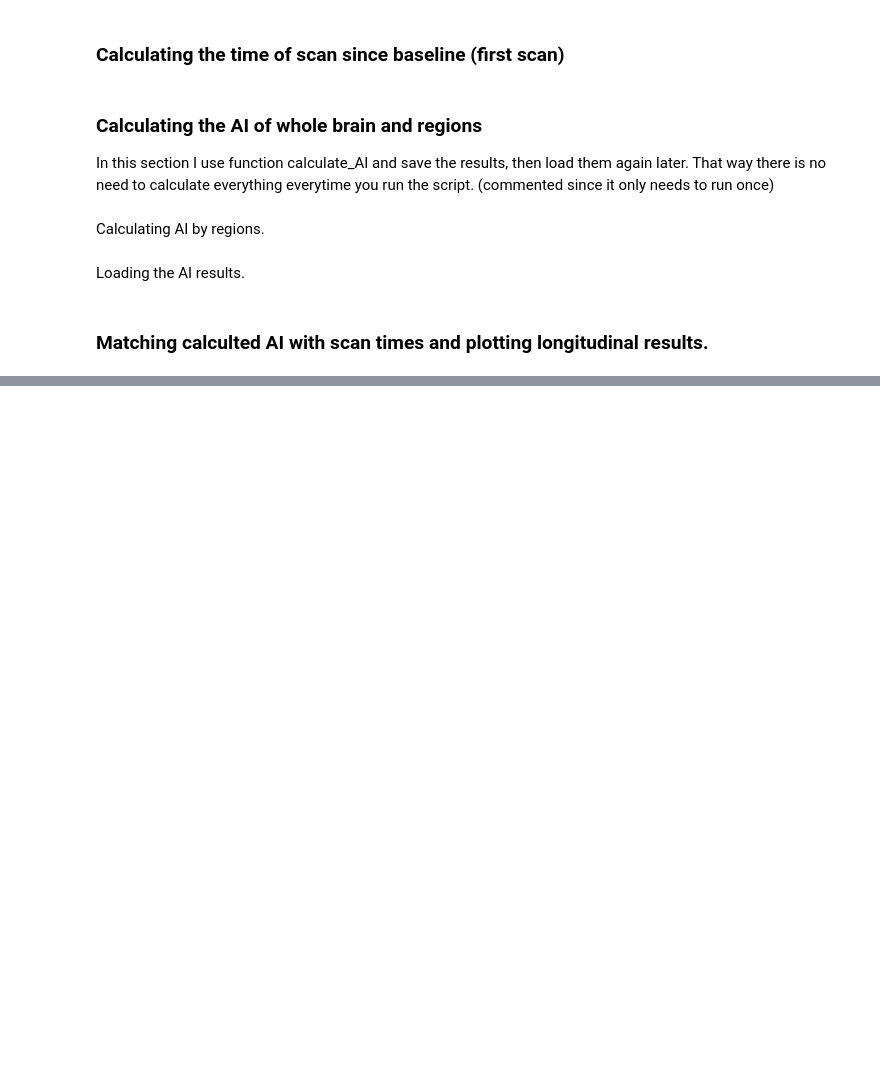
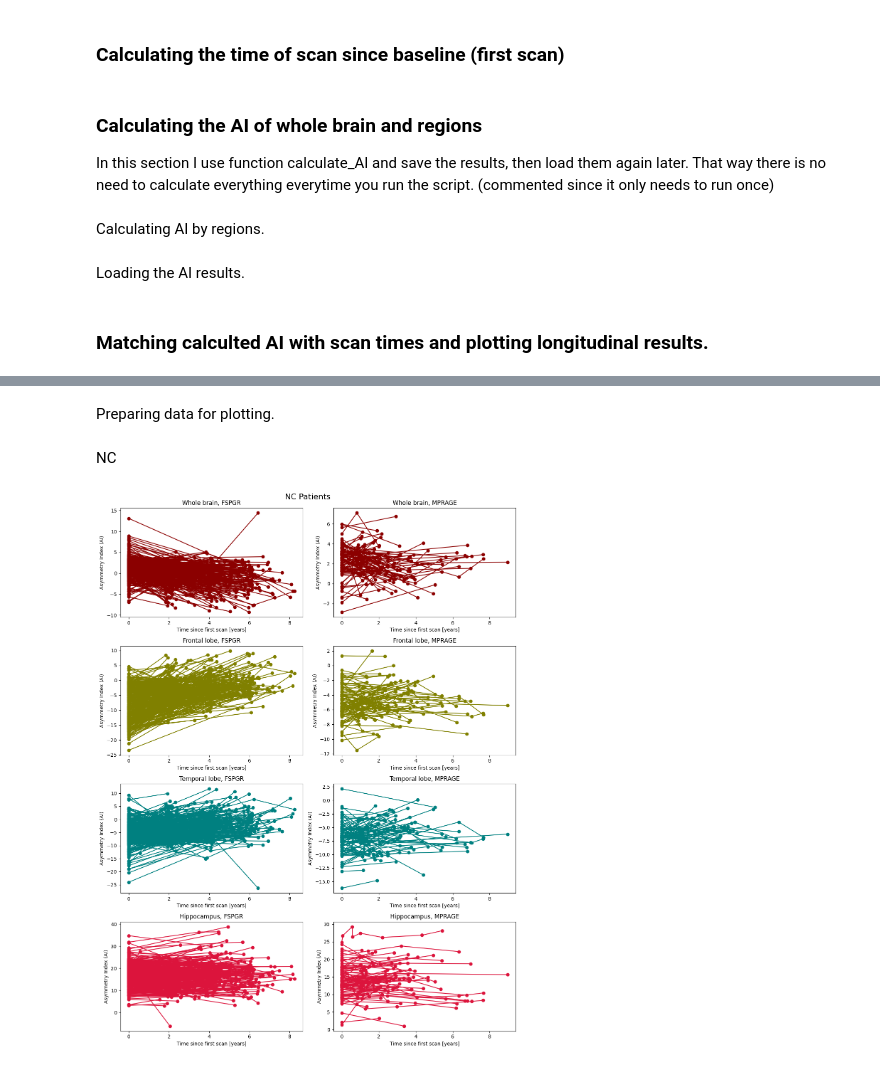
Before and after one commit to Crtox/asymmetryAD, a Jupyter notebook: code/AI_longitudinal.ipynb, the cells around one changed output, grey strips where cells are left out. Drawn from its saved outputs; the diff is of its cells as text; code cells hidden in the pictures; blank space fills up the shorter version.

```diff
--- a/code/AI_longitudinal.ipynb
+++ b/code/AI_longitudinal.ipynb
@@ -254,0 +268,2 @@ AI_mprage = [AI_alzd_mprage_whole, AI_alzd_mprage_frontal_lobe, AI_alzd_mprage_t
+# %% [markdown]
+Preparing data for plotting.
@@ -254,0 +285,45 @@ AI_mprage = [AI_alzd_mprage_whole, AI_alzd_mprage_frontal_lobe, AI_alzd_mprage_t
+# %% [markdown]
+NC
+# %%
+fig, axes = plt.subplots(4, 2, figsize=(12, 16))
+fig.suptitle('NC Patients', fontsize=16)
+
+# Titles for the subplots
+titles = [
+    "Whole brain, FSPGR", "Whole brain, MPRAGE",
+    "Frontal lobe, FSPGR", "Frontal lobe, MPRAGE",
+    "Temporal lobe, FSPGR", "Temporal lobe, MPRAGE",
+    "Hippocampus, FSPGR", "Hippocampus, MPRAGE"
+]
+
+# Iterate over the rows (regions) and plot for FSPGR (left) and MPRAGE (right)
+for i in range(4):
+    # FSPGR plot on the left column
+    for naccid, ai_values in AI_nc_fspgr[i].items():
+        if naccid in nc_scan_times:
+            scan_times = nc_scan_times[naccid]
+            axes[i, 0].plot(scan_times, ai_values, color=colors[i], marker='o')
+    # LOA for NC
+    # axes[i, 0].axhline(LOA_fspgr[i][0], color='gray', linestyle='--')
+    # axes[i, 0].axhline(LOA_fspgr[i][1], color='gray', linestyle='--')
+    axes[i, 0].set_title(titles[2 * i])   # Title for the subplot
+    axes[i, 0].set_xlabel('Time since first scan [years]')
+    axes[i, 0].set_ylabel('Asymmetry Index (AI)')
+
+    # MPRAGE plot on the right column
+    for naccid, ai_values in AI_nc_mprage[i].items():
+        if naccid in nc_scan_times:
+            scan_times = nc_scan_times[naccid]
+            axes[i, 1].plot(scan_times, ai_values, color=colors[i], marker='o')
+    # LOA for NC
+    # axes[i, 1].axhline(LOA_mprage[i][0], color='gray', linestyle='--')
+    # axes[i, 1].axhline(LOA_mprage[i][1], color='gray', linestyle='--')
+    axes[i, 1].set_title(titles[2 * i + 1])   # Title for the subplot
+    axes[i, 1].set_xlabel('Time since first scan [years]')
+    axes[i, 1].set_ylabel('Asymmetry Index (AI)')
+
+plt.tight_layout()
+#plt.savefig(savePath+'AI_longitudinal_nc.png')
+plt.show()
+# %% [output]
+[figure, added]
```
Also changed, not shown: parts of 30 cells of this notebook, 11 other files.
